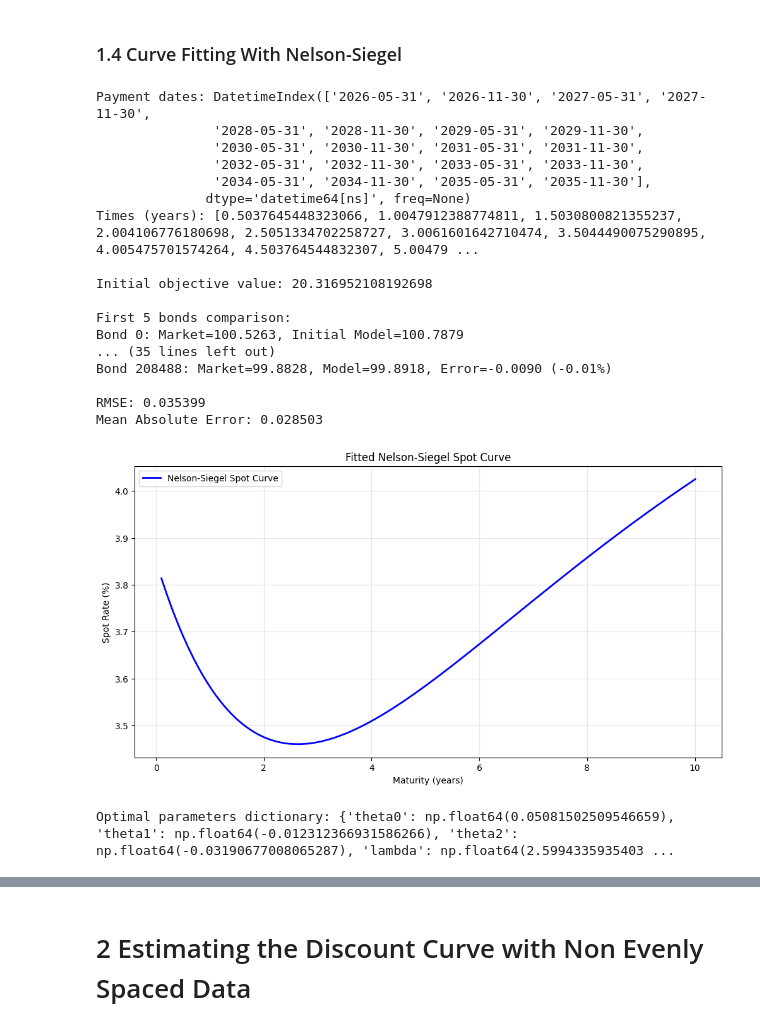
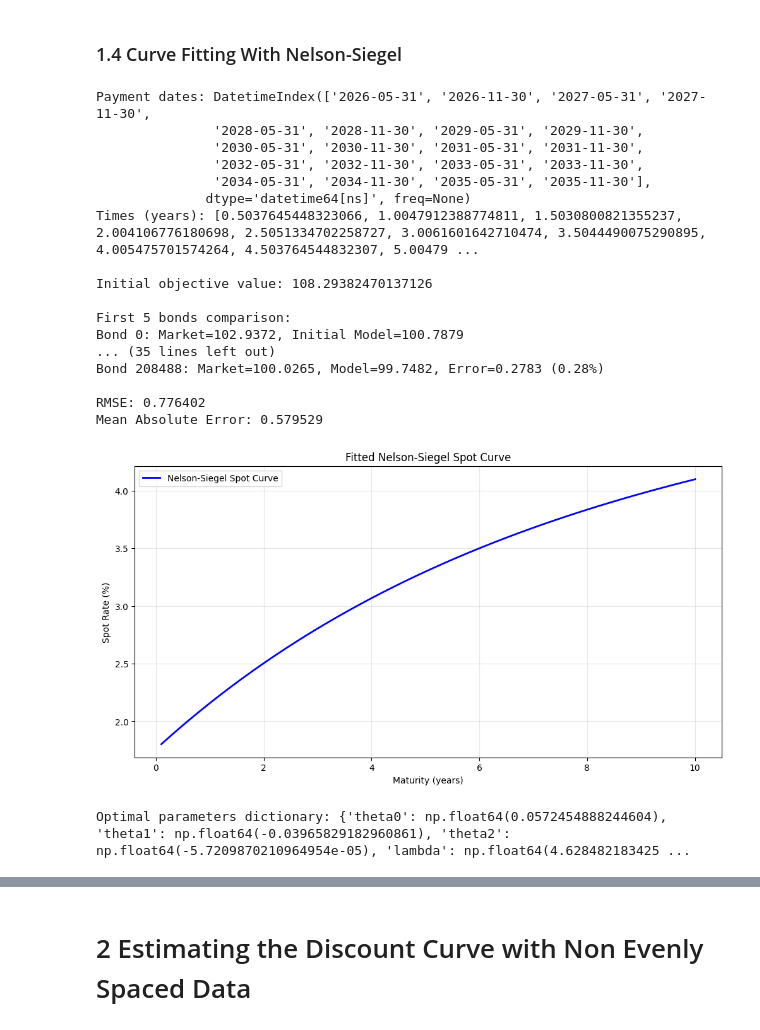
Before and after one commit to y3y-tech/Fixed_Income_Homework, a Jupyter notebook: Homework1/Estimating_Spot_Curve_Yiyang.ipynb, the cells around one changed output, grey strips where cells are left out. Cells and saved outputs as stored; diff of their text form; code cells hidden in the pictures.

```diff
--- a/Homework1/Estimating_Spot_Curve_Yiyang.ipynb
+++ b/Homework1/Estimating_Spot_Curve_Yiyang.ipynb
@@ -187,7 +188,7 @@ print("Times (years):", times_in_years)
 
 # Convert to numpy arrays for optimization
 C = cashflow.values  # shape: (n_bonds, n_payment_dates)
-market_prices = df['price'].values
+market_prices = df['dirty price'].values
 times = np.tile(times_in_years, (len(C), 1))  # same times for all bonds
 
 # Nelson-Siegel spot rate formula
@@ -269,40 +270,40 @@ import matplotlib.pyplot as plt
 plt.figure(figsize=(12, 6))
 plt.plot(maturities, np.array(spot_rates) * 100, 'b-', linewidth=2, label='Nelson-Siegel Spot Curve')
 plt.xlabel('Maturity (years)')
 plt.ylabel('Spot Rate (%)')
 plt.title('Fitted Nelson-Siegel Spot Curve')
 plt.grid(True, alpha=0.3)
 plt.legend()
 plt.show()
 
 # Store the optimal parameters for later use
 ns_params = {
     'theta0': result.x[0],
     'theta1': result.x[1],
     'theta2': result.x[2],
     'lambda': result.x[3]
 }
 print("\nOptimal parameters dictionary:", ns_params)
 # %% [output]
 Payment dates: DatetimeIndex(['2026-05-31', '2026-11-30', '2027-05-31', '2027-11-30',
                '2028-05-31', '2028-11-30', '2029-05-31', '2029-11-30',
                '2030-05-31', '2030-11-30', '2031-05-31', '2031-11-30',
                '2032-05-31', '2032-11-30', '2033-05-31', '2033-11-30',
                '2034-05-31', '2034-11-30', '2035-05-31', '2035-11-30'],
               dtype='datetime64[ns]', freq=None)
 Times (years): [0.5037645448323066, 1.0047912388774811, 1.5030800821355237, 2.004106776180698, 2.5051334702258727, 3.0061601642710474, 3.5044490075290895, 4.005475701574264, 4.503764544832307, 5.00479 ...
 
-Initial objective value: 20.316952108192698
+Initial objective value: 108.29382470137126
 
 First 5 bonds comparison:
-Bond 0: Market=100.5263, Initial Model=100.7879
+Bond 0: Market=102.9372, Initial Model=100.7879
 ... (35 lines left out)
-Bond 208488: Market=99.8828, Model=99.8918, Error=-0.0090 (-0.01%)
+Bond 208488: Market=100.0265, Model=99.7482, Error=0.2783 (0.28%)
 
-RMSE: 0.035399
-Mean Absolute Error: 0.028503
+RMSE: 0.776402
+Mean Absolute Error: 0.579529
-[figure, old version]
+[figure, new version]
-Optimal parameters dictionary: {'theta0': np.float64(0.05081502509546659), 'theta1': np.float64(-0.012312366931586266), 'theta2': np.float64(-0.03190677008065287), 'lambda': np.float64(2.5994335935403 ...
+Optimal parameters dictionary: {'theta0': np.float64(0.0572454888244604), 'theta1': np.float64(-0.03965829182960861), 'theta2': np.float64(-5.7209870210964954e-05), 'lambda': np.float64(4.628482183425 ...
 # %%
 spot_rate_with_dates = pd.DataFrame({
     'Maturity Date': [pd.Timestamp("2026-05-01") + pd.DateOffset(days=int(m * 365.25)) for m in maturities],
```
Also changed, not shown: parts of 22 cells of this notebook, 1 other file.
